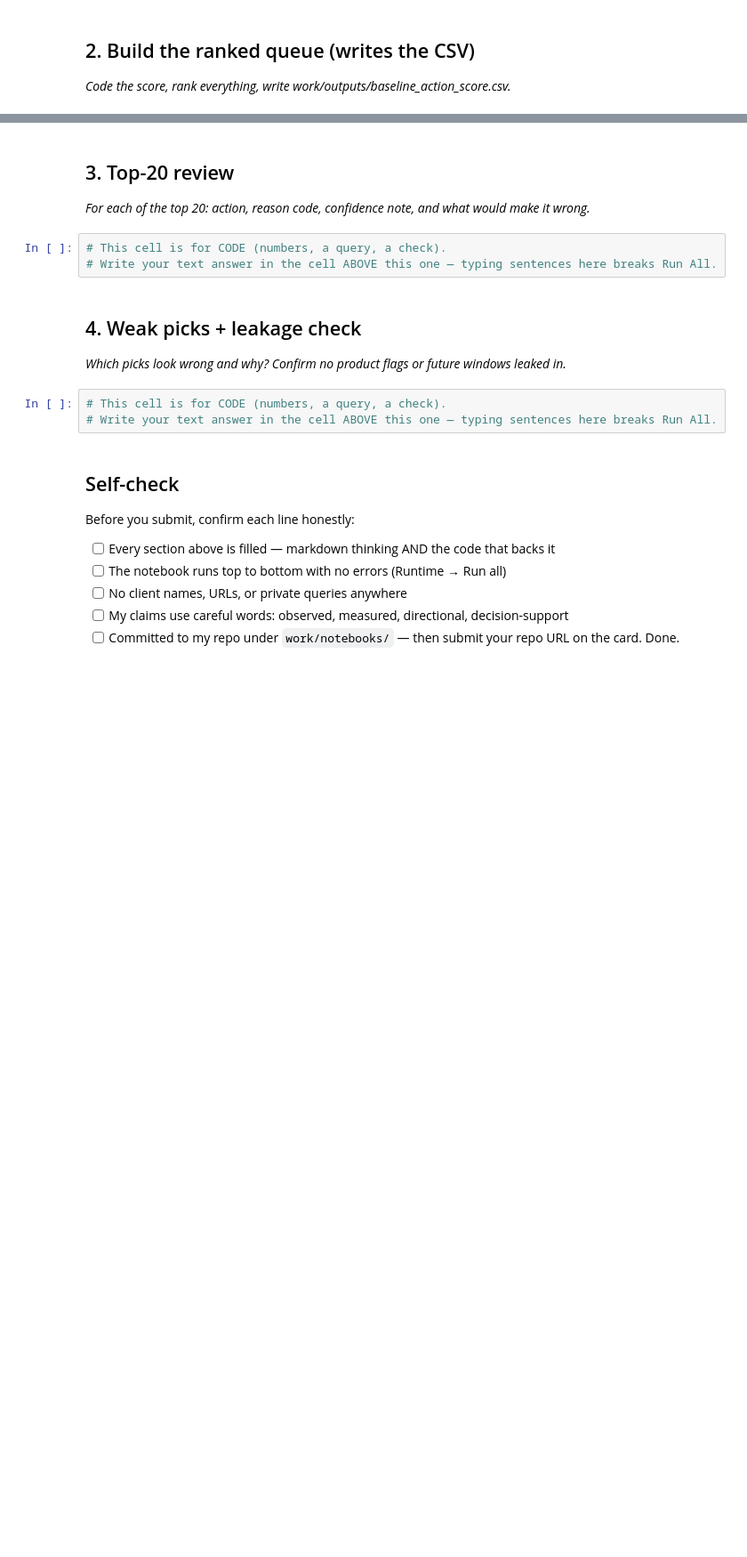
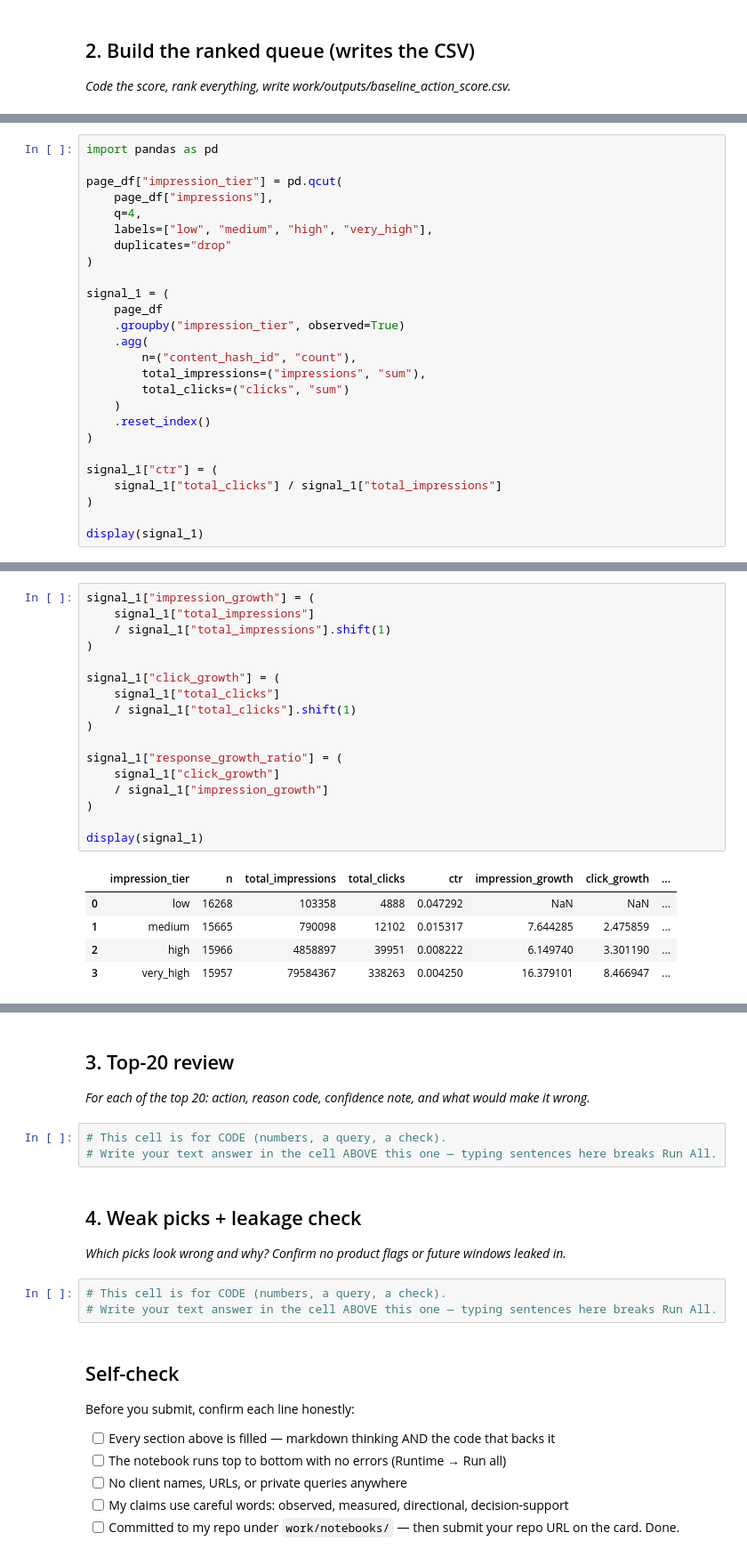
Before and after one commit to nando135/flyrank_ml_1, a Jupyter notebook: work/notebooks/w04_baseline_score.ipynb, the cells around one changed output, grey strips where cells are left out. Shown at 89% size. Saved outputs shown, nothing was run; the diff lists cells and outputs as text; blank space fills up the shorter version.

```diff
--- a/work/notebooks/w04_baseline_score.ipynb
+++ b/work/notebooks/w04_baseline_score.ipynb
@@ -22,0 +95,26 @@ This skeleton is yours to fill. Work the sections **in order** — each one has
+# %%
+import pandas as pd
+
+page_df["impression_tier"] = pd.qcut(
+    page_df["impressions"],
+    q=4,
+    labels=["low", "medium", "high", "very_high"],
+    duplicates="drop"
+)
+
+signal_1 = (
+    page_df
+    .groupby("impression_tier", observed=True)
+    .agg(
+        n=("content_hash_id", "count"),
+        total_impressions=("impressions", "sum"),
+        total_clicks=("clicks", "sum")
+    )
+    .reset_index()
+)
+
+signal_1["ctr"] = (
+    signal_1["total_clicks"] / signal_1["total_impressions"]
+)
+
+display(signal_1)
@@ -22,0 +127,23 @@ This skeleton is yours to fill. Work the sections **in order** — each one has
+# %%
+signal_1["impression_growth"] = (
+    signal_1["total_impressions"]
+    / signal_1["total_impressions"].shift(1)
+)
+
+signal_1["click_growth"] = (
+    signal_1["total_clicks"]
+    / signal_1["total_clicks"].shift(1)
+)
+
+signal_1["response_growth_ratio"] = (
+    signal_1["click_growth"]
+    / signal_1["impression_growth"]
+)
+
+display(signal_1)
+# %% [output]
+|  | impression_tier | n | total_impressions | total_clicks | ctr | impression_growth | click_growth | ... |
+| 0 | low | 16268 | 103358 | 4888 | 0.047292 | NaN | NaN | ... |
+| 1 | medium | 15665 | 790098 | 12102 | 0.015317 | 7.644285 | 2.475859 | ... |
+| 2 | high | 15966 | 4858897 | 39951 | 0.008222 | 6.149740 | 3.301190 | ... |
+| 3 | very_high | 15957 | 79584367 | 338263 | 0.004250 | 16.379101 | 8.466947 | ... |
```
Also changed, not shown: parts of 9 cells of this notebook.
